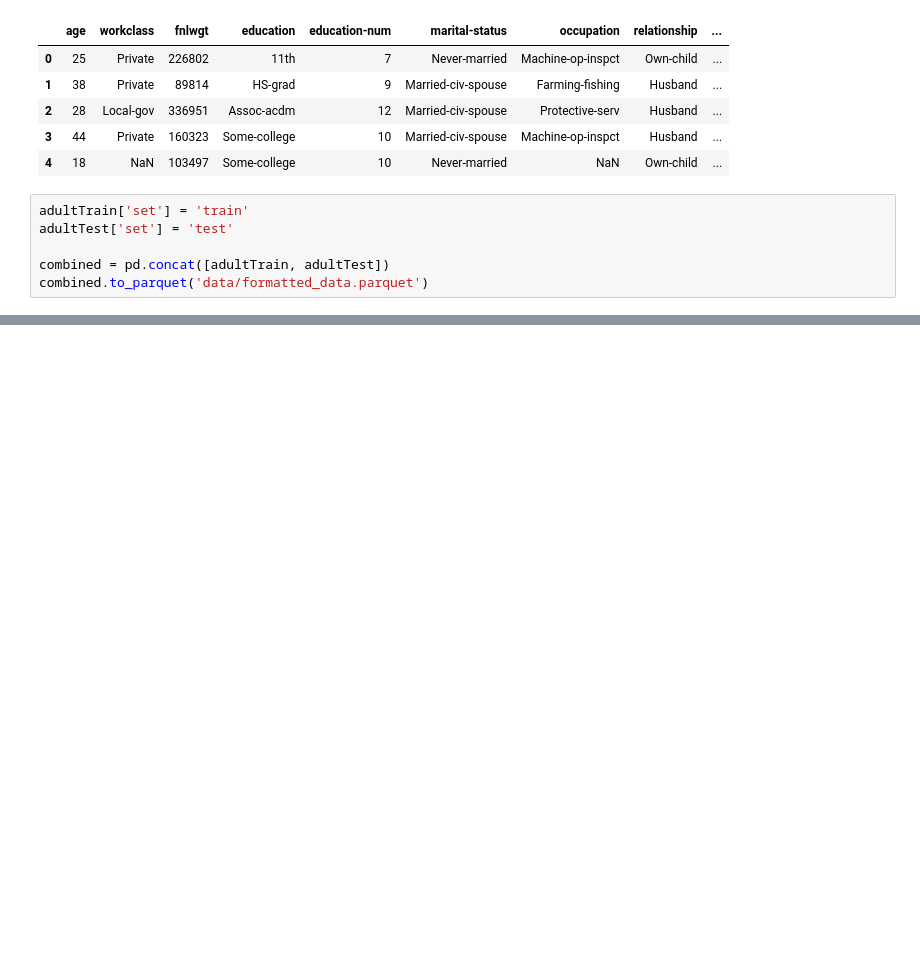
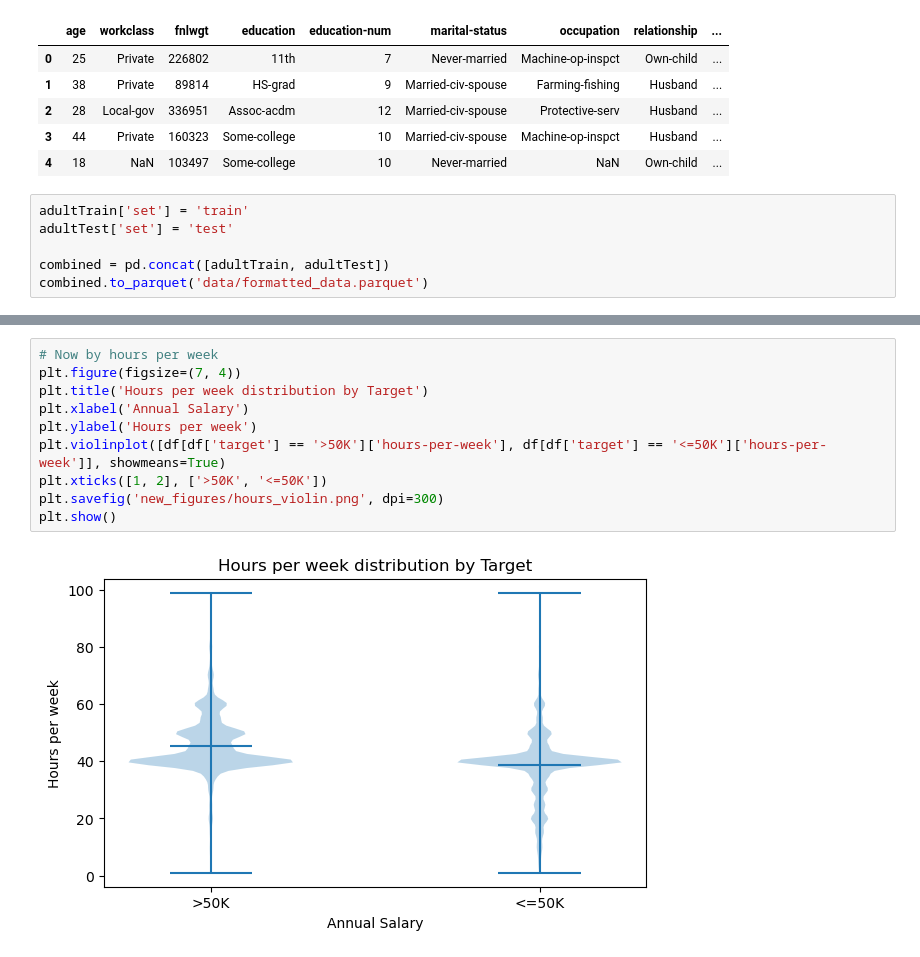
Before and after one commit to BergBrae/CSE404-Semester-Project, a Jupyter notebook: format_data.ipynb, the cells around one changed output, grey strips where cells are left out. Cells and saved outputs as stored; diff of their text form; blank space fills up the shorter version.

```diff
--- a/format_data.ipynb
+++ b/format_data.ipynb
@@ -65,0 +97,12 @@ combined.to_parquet('data/formatted_data.parquet')
+# %%
+# Now by hours per week
+plt.figure(figsize=(7, 4))
+plt.title('Hours per week distribution by Target')
+plt.xlabel('Annual Salary')
+plt.ylabel('Hours per week')
+plt.violinplot([df[df['target'] == '>50K']['hours-per-week'], df[df['target'] == '<=50K']['hours-per-week']], showmeans=True)
+plt.xticks([1, 2], ['>50K', '<=50K'])
+plt.savefig('new_figures/hours_violin.png', dpi=300)
+plt.show()
+# %% [output]
+[figure, added]
```
Also changed, not shown: parts of 10 cells of this notebook, 22 other files.
